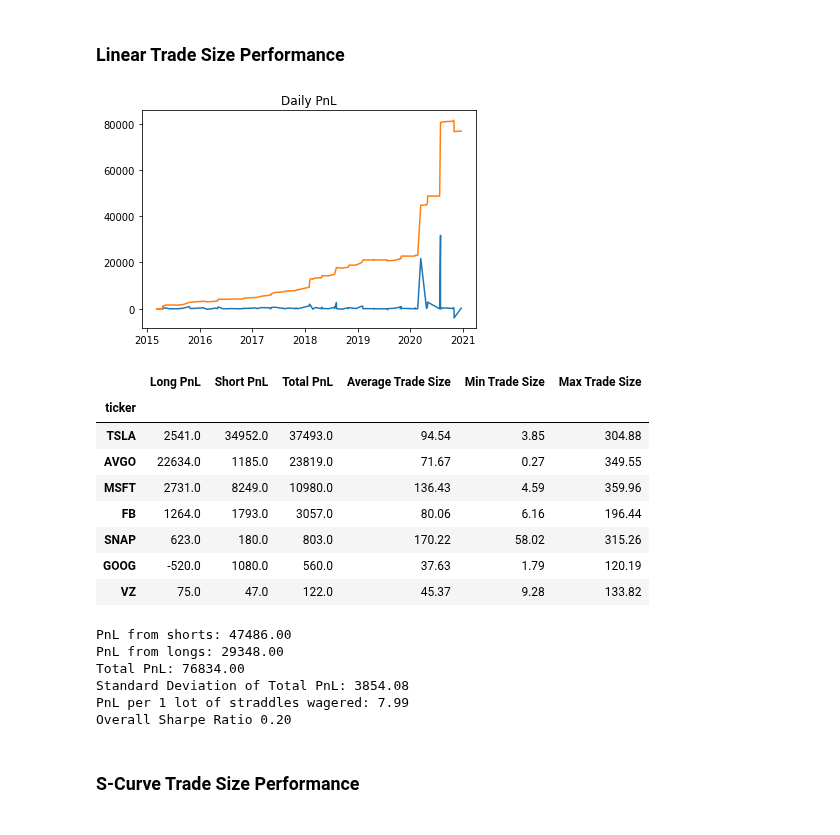
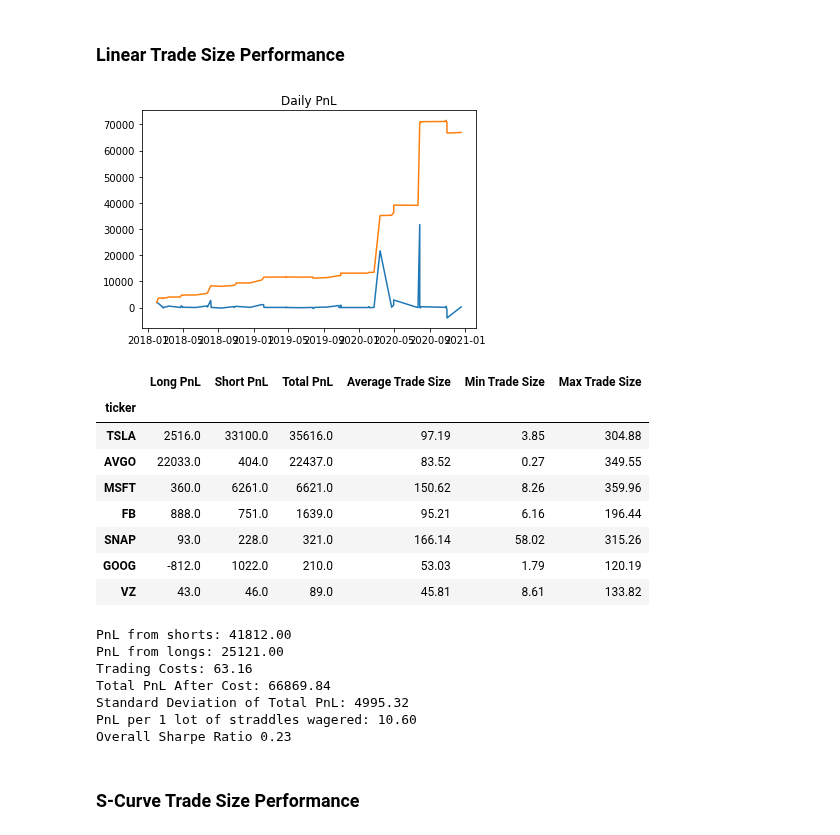
Before and after one commit to sampiaz/finmath_project, a Jupyter notebook: Krumdick_Piazza_Project_Final.ipynb, the cells around one changed output. Drawn from its saved outputs; the diff is of its cells as text; code cells hidden in the pictures.

```diff
--- a/Krumdick_Piazza_Project_Final.ipynb
+++ b/Krumdick_Piazza_Project_Final.ipynb
@@ -257,6 +257,10 @@ training_sub_outside = training_sub[abs(training_sub['volatility_edge'] - traini
 DisplayCorrelations(training_sub_outside)
 print('Total obersevations: {}'.format(training_sub.shape[0]))
 print('Total trades outside spacer: {}'.format(training_sub_outside.shape[0]))
+
+testing =  vol_straddle.reset_index()[100:]
+testing_sub = testing[~testing['ticker'].isin(['AMZN', 'JPM', 'NVDA'])]
+testing_sub_outside = testing_sub[abs(testing_sub['volatility_edge'] - testing_sub['volatility_edge'].mean()) > .05]
 # %% [output]
  Correlations between the spread between implied and realized volatility and change in straddle price
 
@@ -312,24 +317,25 @@ Overall Sharpe Ratio 0.33
 # %% [markdown]
 ### Linear Trade Size Performance
 # %%
-df = Backtest(training_sub_outside, 'Linear')
+df = Backtest(testing_sub_outside, 'Linear')
 # %% [output]
-[figure, old version]
+[figure, new version]
 |  | Long PnL | Short PnL | Total PnL | Average Trade Size | Min Trade Size | Max Trade Size |
 | ticker |  |  |  |  |  |  |
-| TSLA | 2541.0 | 34952.0 | 37493.0 | 94.54 | 3.85 | 304.88 |
-| AVGO | 22634.0 | 1185.0 | 23819.0 | 71.67 | 0.27 | 349.55 |
-| MSFT | 2731.0 | 8249.0 | 10980.0 | 136.43 | 4.59 | 359.96 |
-| FB | 1264.0 | 1793.0 | 3057.0 | 80.06 | 6.16 | 196.44 |
-| SNAP | 623.0 | 180.0 | 803.0 | 170.22 | 58.02 | 315.26 |
-| GOOG | -520.0 | 1080.0 | 560.0 | 37.63 | 1.79 | 120.19 |
-| VZ | 75.0 | 47.0 | 122.0 | 45.37 | 9.28 | 133.82 |
+| TSLA | 2516.0 | 33100.0 | 35616.0 | 97.19 | 3.85 | 304.88 |
+| AVGO | 22033.0 | 404.0 | 22437.0 | 83.52 | 0.27 | 349.55 |
+| MSFT | 360.0 | 6261.0 | 6621.0 | 150.62 | 8.26 | 359.96 |
+| FB | 888.0 | 751.0 | 1639.0 | 95.21 | 6.16 | 196.44 |
+| SNAP | 93.0 | 228.0 | 321.0 | 166.14 | 58.02 | 315.26 |
+| GOOG | -812.0 | 1022.0 | 210.0 | 53.03 | 1.79 | 120.19 |
+| VZ | 43.0 | 46.0 | 89.0 | 45.81 | 8.61 | 133.82 |
-PnL from shorts: 47486.00
-PnL from longs: 29348.00
-Total PnL: 76834.00
-Standard Deviation of Total PnL: 3854.08
-PnL per 1 lot of straddles wagered: 7.99
-Overall Sharpe Ratio 0.20
+PnL from shorts: 41812.00
+PnL from longs: 25121.00
+Trading Costs: 63.16
+Total PnL After Cost: 66869.84
+Standard Deviation of Total PnL: 4995.32
+PnL per 1 lot of straddles wagered: 10.60
+Overall Sharpe Ratio 0.23
 # %% [markdown]
 ### S-Curve Trade Size Performance
 # %%
```
Also changed, not shown: parts of 8 cells of this notebook.
